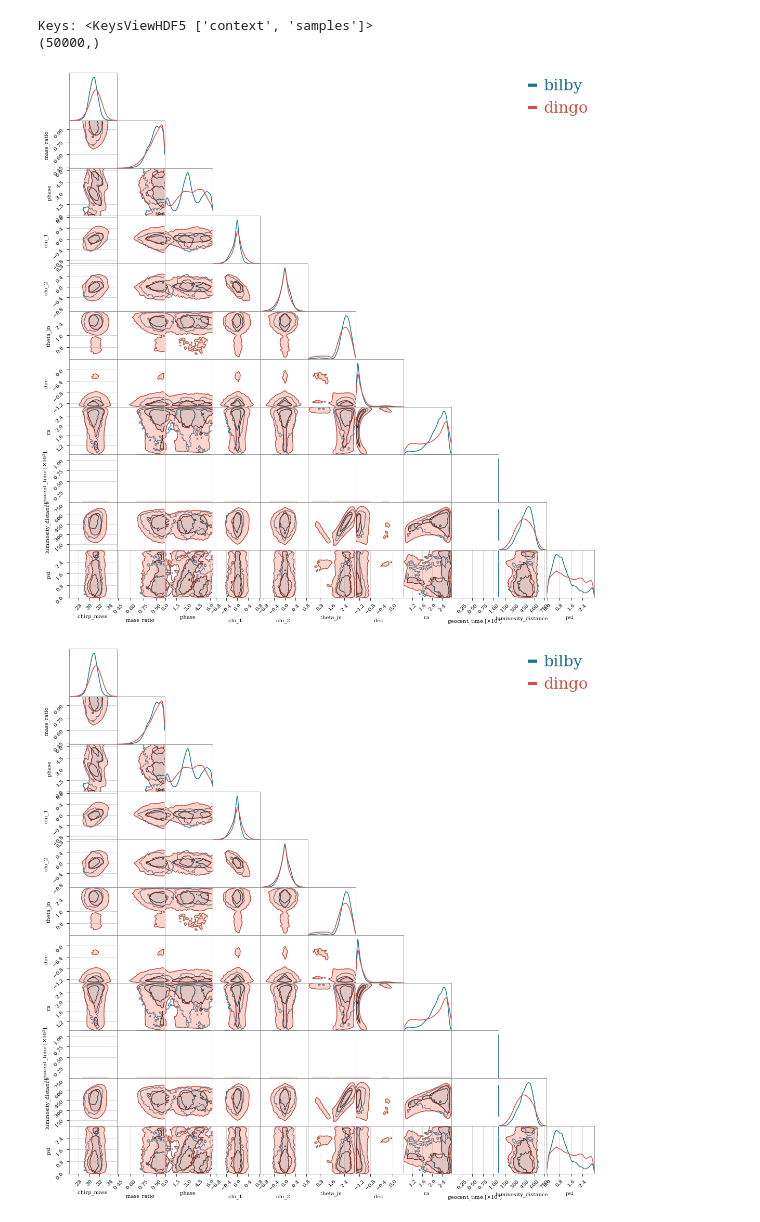
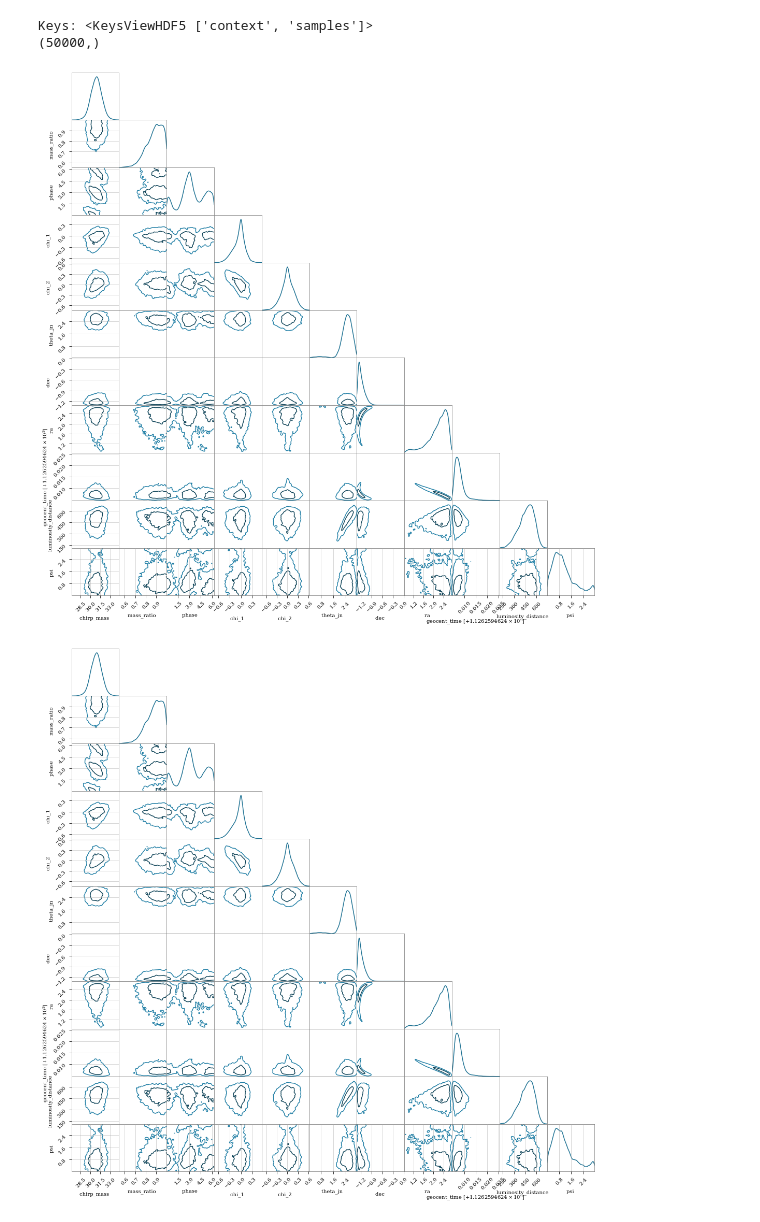
Before and after one commit to nihargupte-ph/dingo-devel-aei, a Jupyter notebook: tutorials/05_data_vis/network_test_real_data.ipynb, the cells around one changed output. Saved outputs shown, nothing was run; the diff lists cells and outputs as text; code cells hidden in the pictures.

```diff
--- a/tutorials/05_data_vis/network_test_real_data.ipynb
+++ b/tutorials/05_data_vis/network_test_real_data.ipynb
@@ -82,33 +82,33 @@ charizard_hex = ('#cd5241', '#084152', '#eede7b', '#207394', '#eeb45a', '#e64110
 plt.rcParams['text.usetex'] = False
 plt.rcParams['legend.fontsize'] = 10
 plt.rcParams['font.size'] = 15
 plt.rcParams['xtick.major.size'] = 5.0
 plt.rcParams['xtick.minor.size'] = 3.0
 plt.rcParams['ytick.major.size'] = 5.0
 plt.rcParams['ytick.minor.size'] = 3.0
 plt.rcParams['axes.prop_cycle'] = plt.cycler(color=charizard_hex)
 
 
 N = 2
 c = ChainConsumer()
 bilby_posterier = bilby_result.posterior[labels].to_dict('list')
 c.add_chain(bilby_posterier, color=charizard_hex[3], name='bilby')
-c.add_chain(dingo_samples, color=charizard_hex[0], name='dingo')
+# c.add_chain(dingo_samples, color=charizard_hex[0], name='dingo')
 c.configure(
     linestyles=["-"] * N,
     linewidths=[1.5] * N,
     sigmas=[np.sqrt(2) * scipy.special.erfinv(x) for x in [0.5, 0.9]],
     shade=[False] + [True] * (N - 1),
     shade_alpha=0.3,
     bar_shade=False,
     label_font_size=10,
     tick_font_size=10,
     usetex=False,
     legend_kwargs={"fontsize": 30},
     # kde=0.7
 )
 
 c.plotter.plot()
 # %% [output]
-[figure, old version]
+[figure, new version]
-[figure, old version]
+[figure, new version]
```
Also changed, not shown: parts of 1 cell of this notebook, 30 other files.
